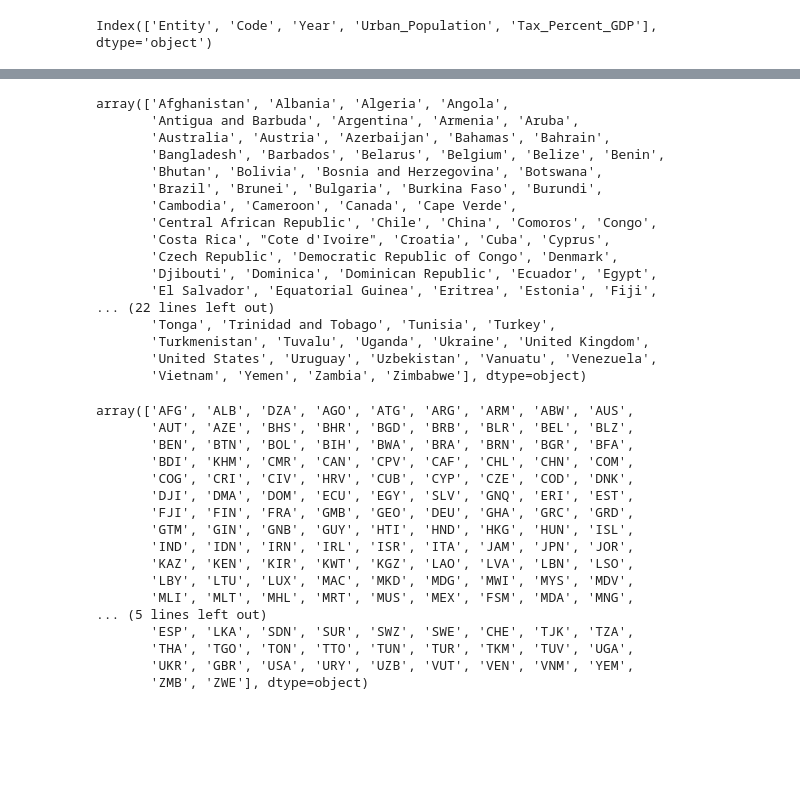
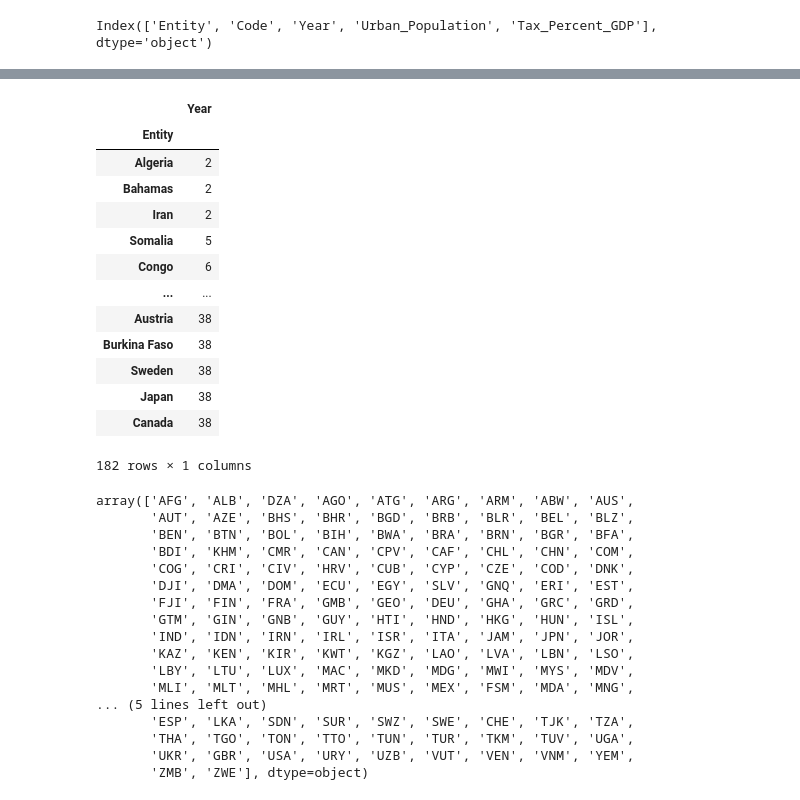
Before and after one commit to dray89/Python, a Jupyter notebook: Data Project/OLS_Regression.ipynb, the cells around one changed output, grey strips where cells are left out. Saved outputs shown, nothing was run; the diff lists cells and outputs as text; code cells hidden in the pictures; blank space fills up the shorter version.

```diff
--- a/Data Project/OLS_Regression.ipynb
+++ b/Data Project/OLS_Regression.ipynb
@@ -155,24 +134,22 @@ merged.describe()
 | max | 2017.000000 | 32.075305 |
-# %%
-merged['Entity'].unique()
-# %% [output]
-array(['Afghanistan', 'Albania', 'Algeria', 'Angola',
-       'Antigua and Barbuda', 'Argentina', 'Armenia', 'Aruba',
-       'Australia', 'Austria', 'Azerbaijan', 'Bahamas', 'Bahrain',
-       'Bangladesh', 'Barbados', 'Belarus', 'Belgium', 'Belize', 'Benin',
-       'Bhutan', 'Bolivia', 'Bosnia and Herzegovina', 'Botswana',
-       'Brazil', 'Brunei', 'Bulgaria', 'Burkina Faso', 'Burundi',
-       'Cambodia', 'Cameroon', 'Canada', 'Cape Verde',
-       'Central African Republic', 'Chile', 'China', 'Comoros', 'Congo',
-       'Costa Rica', "Cote d'Ivoire", 'Croatia', 'Cuba', 'Cyprus',
-       'Czech Republic', 'Democratic Republic of Congo', 'Denmark',
-       'Djibouti', 'Dominica', 'Dominican Republic', 'Ecuador', 'Egypt',
-       'El Salvador', 'Equatorial Guinea', 'Eritrea', 'Estonia', 'Fiji',
-... (22 lines left out)
-       'Tonga', 'Trinidad and Tobago', 'Tunisia', 'Turkey',
-       'Turkmenistan', 'Tuvalu', 'Uganda', 'Ukraine', 'United Kingdom',
-       'United States', 'Uruguay', 'Uzbekistan', 'Vanuatu', 'Venezuela',
-       'Vietnam', 'Yemen', 'Zambia', 'Zimbabwe'], dtype=object)
+# %%
+#Unbalanced Panel Data
+merged[['Entity', 'Year']].groupby('Entity').count().sort_values(by='Year')
+# %% [output]
+|  | Year |
+| Entity |  |
+| Algeria | 2 |
+| Bahamas | 2 |
+| Iran | 2 |
+| Somalia | 5 |
+| Congo | 6 |
+| ... | ... |
+| Austria | 38 |
+| Burkina Faso | 38 |
+| Sweden | 38 |
+| Japan | 38 |
+| Canada | 38 |
+182 rows × 1 columns
 # %%
 merged['Code'].unique()
 # %% [output]
```
Also changed, not shown: parts of 28 cells of this notebook, 1 other file.
